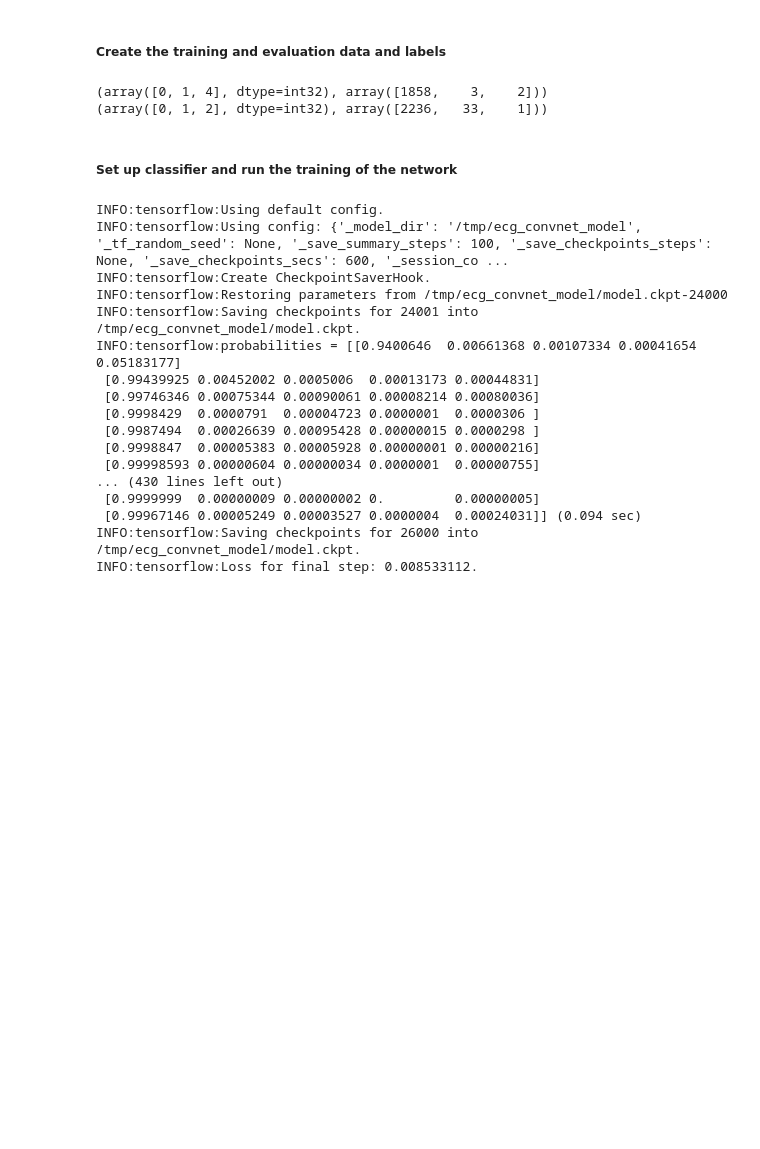
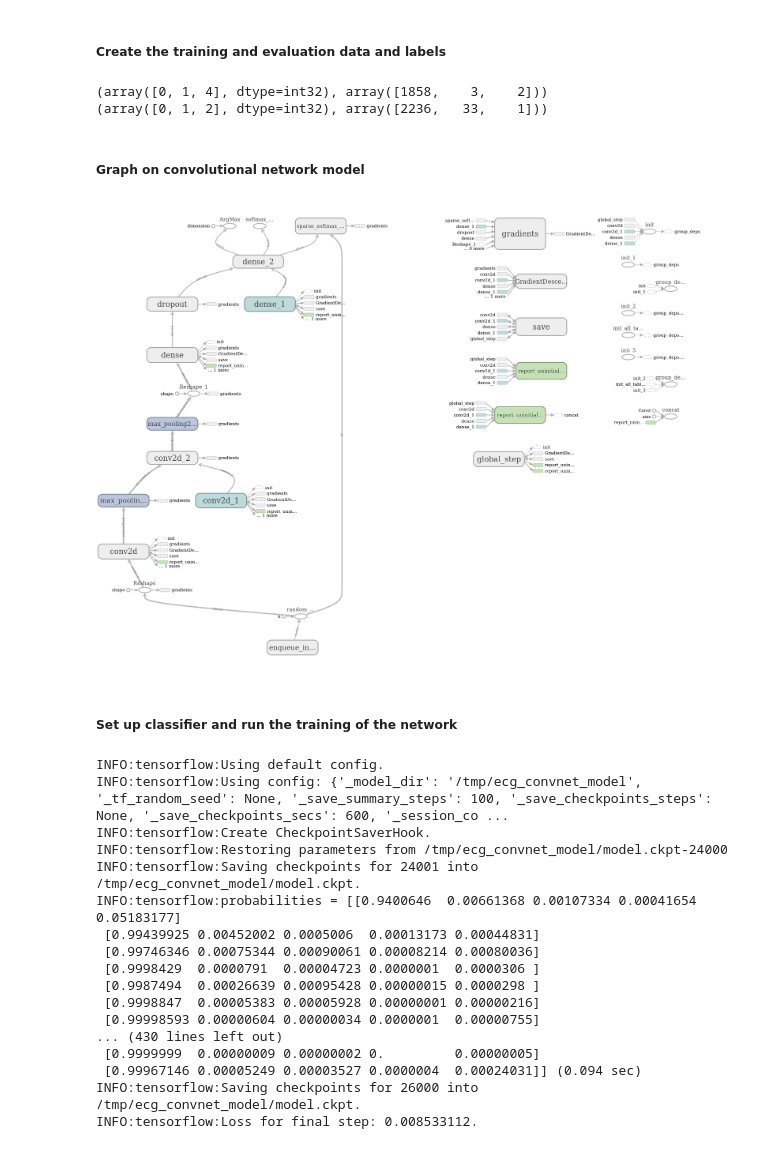
Before and after one commit to lhadhazy/neural_ffn_ecg_tensorflow, a Jupyter notebook: cnn.ipynb, the cells around one changed output. Saved outputs shown, nothing was run; the diff lists cells and outputs as text; code cells hidden in the pictures; blank space fills up the shorter version.

Commit message:
Added plot of CNN model for cnn_v1

```diff
--- a/cnn.ipynb
+++ b/cnn.ipynb
@@ -90,6 +90,13 @@ print(np.unique(eval_labels, return_counts=True))
 # %% [output]
 (array([0, 1, 4], dtype=int32), array([1858,    3,    2]))
 (array([0, 1, 2], dtype=int32), array([2236,   33,    1]))
+# %% [markdown]
+##### Graph on convolutional network model
+# %%
+from IPython.display import Image
+Image("img/cnn_v1.png")
+# %% [output]
+[figure, added]
 # %% [markdown]
 ##### Set up classifier and run the training of the network
 # %%
```
Also changed, not shown: 1 other file.
